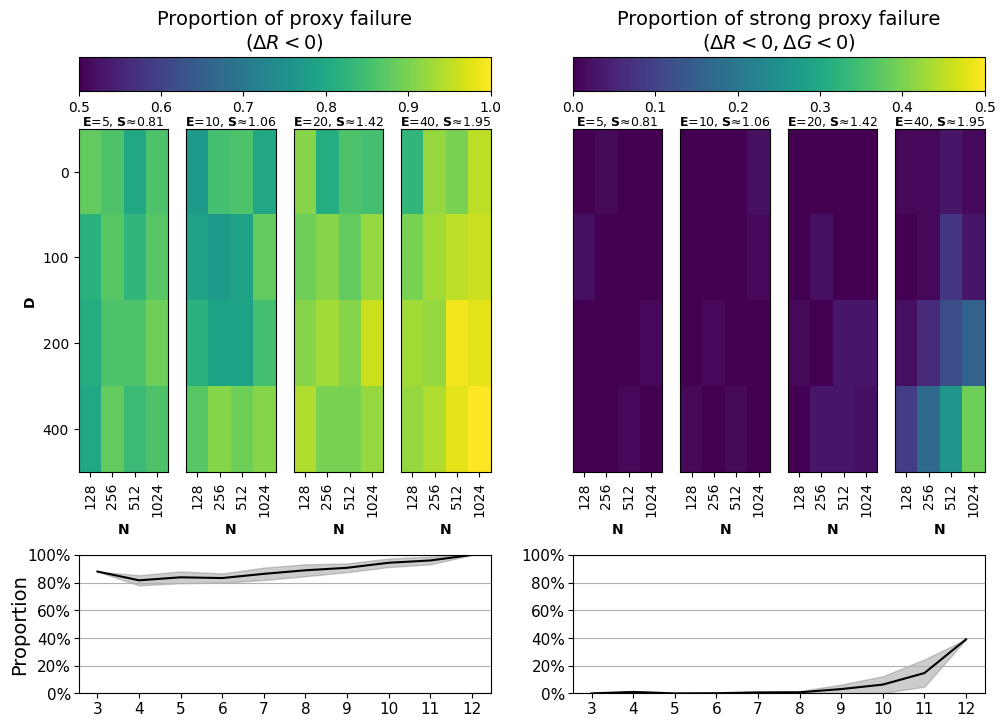
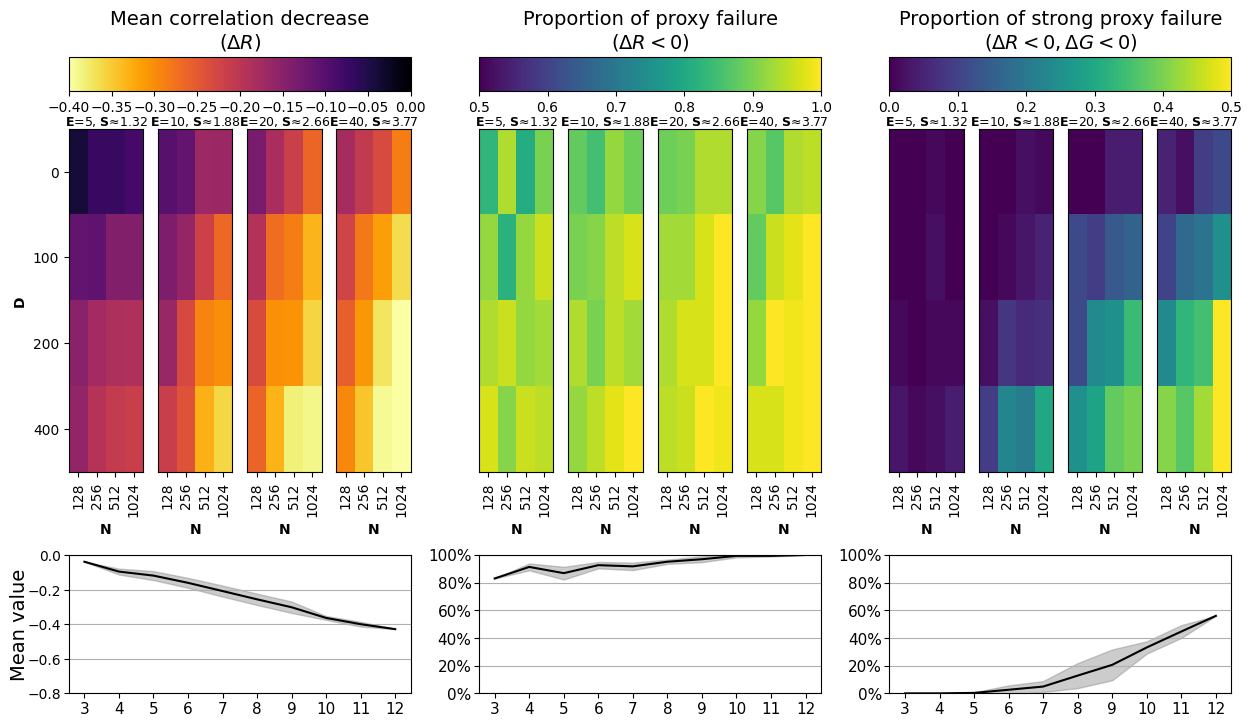
The notebook cell's code change between the first figure and the second:
--- before
+++ after
@@ -1,11 +1,15 @@
 
 fig = plt.figure( figsize =(11.69,8.27))
+clist = [(0.5,1), (0, .5)]
+options_fig = ['proxy_failure','strong']
+if False:
+    fig = plt.figure( figsize =(15,8.27))
+    clist = [(-0.4,0), (0.5,1), (0, .5)]
+    options_fig = ['DeltaCorr','proxy_failure','strong']
 
-#options_fig = ['DeltaCorr','proxy_failure','strong']
-options_fig = ['proxy_failure','strong']
 gs = gridspec.GridSpec(2, len(options_fig), height_ratios=(3,1), figure=fig, wspace=0.2, hspace=0.3)
 
-#clist = [(-0.4,0), (0.5,1), (0, .5)]
-clist = [(0.5,1), (0, .5)]
+
+
 for k in range(len(options_fig)):
     Y_label = k ==0 

Commit: modified to have a more consistent random seed value